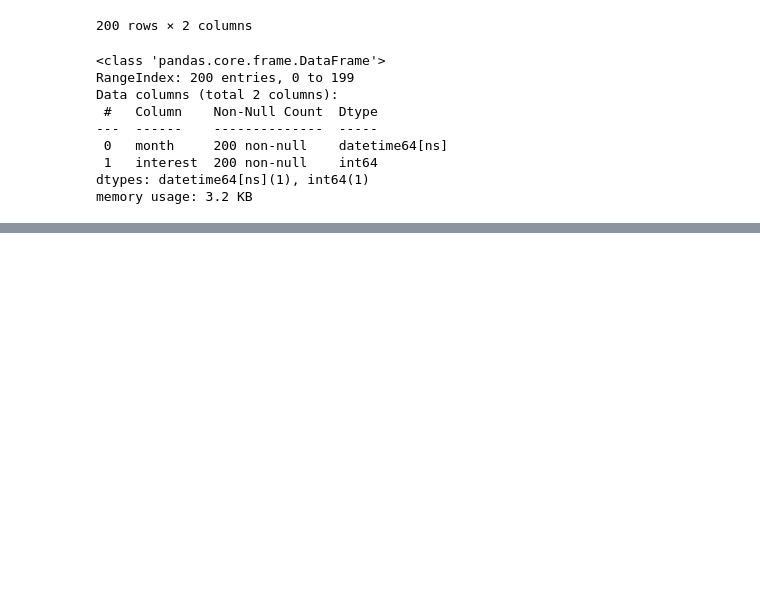
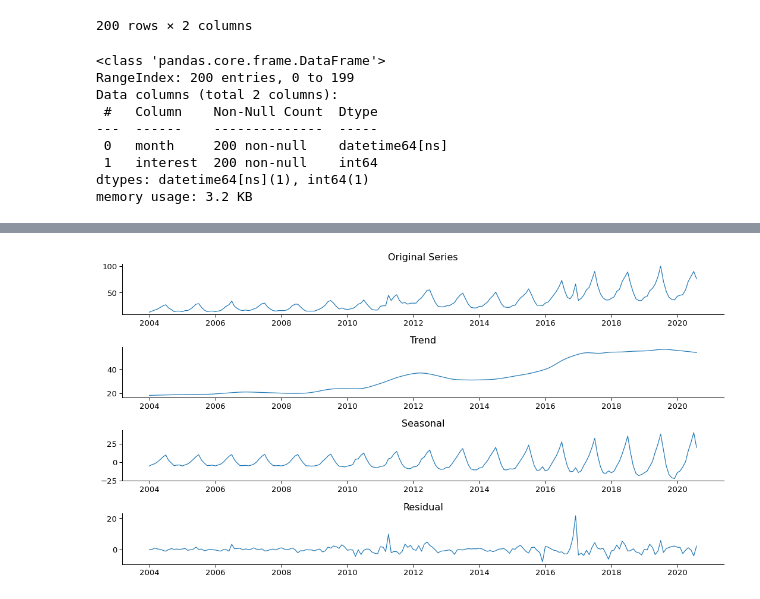
Before and after one commit to razielar/coursera_time_series_forecasting, a Jupyter notebook: anomaly_detection/AnomalyDetection_STL.ipynb, the cells around one changed output, grey strips where cells are left out. Drawn from its saved outputs; the diff is of its cells as text; code cells hidden in the pictures; blank space fills up the shorter version.

```diff
--- a/anomaly_detection/AnomalyDetection_STL.ipynb
+++ b/anomaly_detection/AnomalyDetection_STL.ipynb
@@ -57,0 +120,22 @@ memory usage: 3.2 KB
+# %%
+plt.figure(figsize=(15,8))
+
+plt.subplot(4,1,1)
+plt.plot(df)
+plt.title('Original Series', fontsize=16)
+
+plt.subplot(4,1,2)
+plt.plot(trend)
+plt.title('Trend', fontsize=16)
+
+plt.subplot(4,1,3)
+plt.plot(seasonal)
+plt.title('Seasonal', fontsize=16)
+
+plt.subplot(4,1,4)
+plt.plot(resid)
+plt.title('Residual', fontsize=16)
+
+plt.tight_layout()
+# %% [output]
+[figure, added]
```
Also changed, not shown: parts of 15 cells of this notebook.
